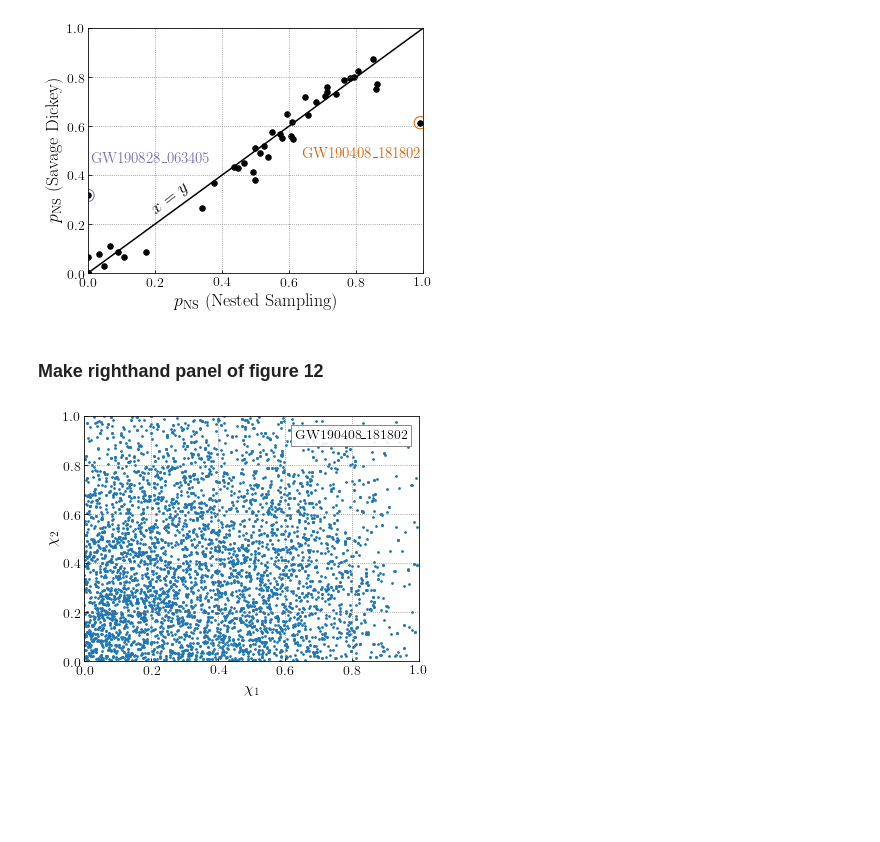
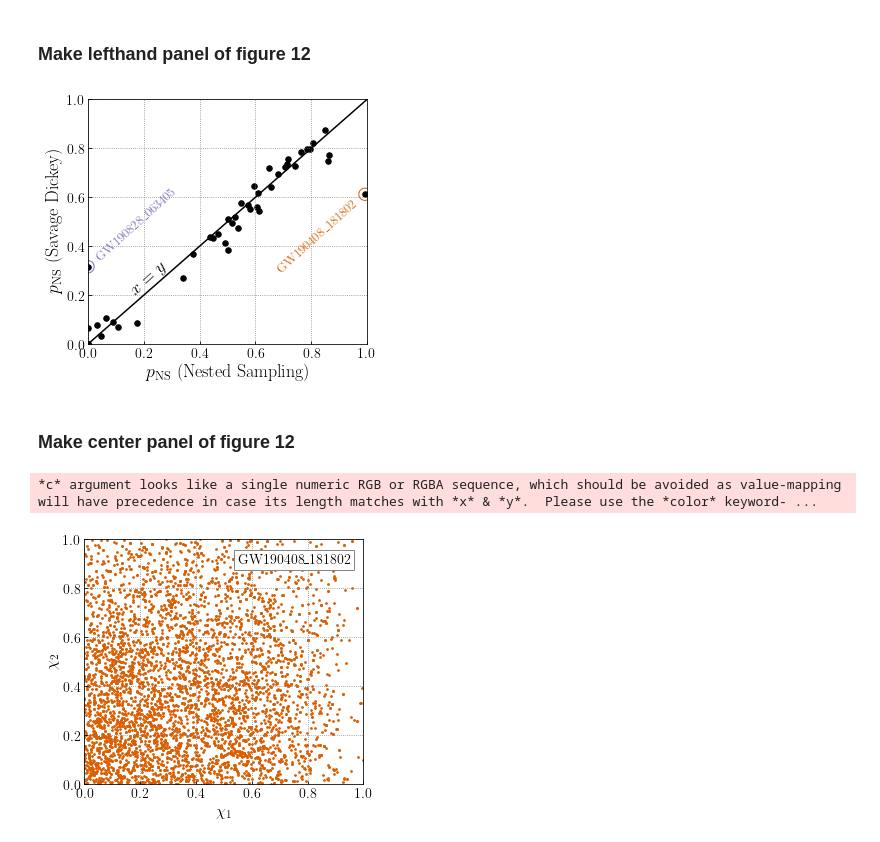
Before and after one commit to tcallister/gwtc3-spin-studies, a Jupyter notebook: figures/make_figure_12.ipynb, the cells around one changed output. Drawn from its saved outputs; the diff is of its cells as text; code cells hidden in the pictures; blank space fills up the shorter version.

Commit message:
Figure and docs updates

```diff
--- a/figures/make_figure_12.ipynb
+++ b/figures/make_figure_12.ipynb
@@ -30,3 +31,5 @@ $ ln -s [...path to bbh_spin] galaudage-data
+# %% [markdown]
+### Make lefthand panel of figure 12
 # %%
 # Read in pickled posterior samples from Galaudage+
 posts = pd.read_pickle("../code/input/galaudage-data/posterior_samples/posteriors_1.pkl.bz2") \
@@ -50,50 +53,48 @@ for i,event in enumerate(event_ids):
     p_nonspinning = BF/(1+BF)
 
     NestedSampling_dict[event] = {'BF':BF, 'p_nonspinning': p_nonspinning}
-# %%
-# dict to hold savage dickey p_spinning values and bayes factors for each event
-SD_dict = {}
-
-for j,event in enumerate(event_ids):
-
-    a1s = posts[j].a_1.values
-    a2s = posts[j].a_2.values
-
-    magnitude_kde = gaussian_kde([a1s, a2s])
-    BF = 4*magnitude_kde([0,0])
-
-    p_nonspinning = BF/(1+BF)
-    SD_dict[event] = {'BF':BF[0], 'p_nonspinning': p_nonspinning[0]}
+# %%
+# dict to hold savage dickey p_spinning values and bayes factors for each event
+with open("SD_bayes.json","r") as jf:
+    bayesDictionary = json.load(jf)
+
+SD_bayes_results = np.array(bayesDictionary['chiMax_1.0'])
+
+SD_dict = {}
+for j,event in enumerate(event_ids):
+    BF = SD_bayes_results[j]
+    p_nonspinning = BF/(1+BF)
+    SD_dict[event] = {'BF':BF, 'p_nonspinning': p_nonspinning}
 # %%
 # make figure
-fig = plt.figure(figsize=(6,4.5))
+fig = plt.figure(figsize=(5,4.5))
 plt.style.use('plotting.mplstyle')
 NestedSampling_pnonspinning = np.asarray([NestedSampling_dict[event]['p_nonspinning'] for event in NestedSampling_dict])
 SD_pnonspinning = np.asarray([SD_dict[event]['p_nonspinning'] for event in SD_dict])
 
 plt.scatter(NestedSampling_pnonspinning, SD_pnonspinning,s=30,c='k')
 imax=np.argmax(NestedSampling_pnonspinning)
 
 plt.scatter(NestedSampling_pnonspinning[imax],SD_pnonspinning[imax],s=150, facecolors='none', edgecolors=cp[1])
 
 plt.scatter(NestedSampling_dict['GW190828\_063405']['p_nonspinning'],SD_dict['GW190828\_063405']['p_nonspinning'],
             s=150, facecolors='none', edgecolors=cp[2])
 
-plt.text(0.64,0.47,'GW190408\_181802',c=cp[1],fontsize=15)
-plt.text(0.01,0.45,'GW190828\_063405',c=cp[2],fontsize=15)
+plt.text(0.67,0.29,'GW190408\_181802',c=cp[1],fontsize=13,rotation=42)
+plt.text(0.02,0.34,'GW190828\_063405',c=cp[2],fontsize=13,rotation=42)
 
 plt.plot(np.linspace(0,1,10), np.linspace(0,1,10), color='k')
-plt.text(0.18,0.24,'$x=y$',rotation=38,fontsize=18)
+plt.text(0.14,0.20,'$x=y$',rotation=42,fontsize=18)
 plt.xlabel(r'$p_{\mathrm{NS}}$ (Nested Sampling)')
 plt.ylabel(r'$p_{\mathrm{NS}}$ (Savage Dickey)')
 plt.xlim(0,1)
 plt.ylim(0,1)
 plt.show()
-fig.savefig("figure_12_left.pdf",bbox_inches='tight')
+fig.savefig("figure_12a.pdf",bbox_inches='tight')
 # %% [output]
-[figure, old version]
+[figure, new version]
 # %% [markdown]
-### Make righthand panel of figure 12
+### Make center panel of figure 12
 # %%
 # Load sampleDict
 sampleDict = np.load("../code/input/sampleDict_FAR_1_in_1_yr.pickle", allow_pickle=True)
@@ -101,14 +102,16 @@ GW190408_chi1_chi2_posteriors = [sampleDict['S190408an']['a1'], sampleDict['S190
 # %%
 # make figure
 idxs = np.random.choice(np.arange(len(GW190408_chi1_chi2_posteriors[0])), replace=False, size=5000)
-fig = plt.figure(figsize=(6,4.5))
-plt.scatter(GW190408_chi1_chi2_posteriors[0][idxs], GW190408_chi1_chi2_posteriors[1][idxs], s=3)
+fig = plt.figure(figsize=(5,4.5))
+plt.scatter(GW190408_chi1_chi2_posteriors[0][idxs], GW190408_chi1_chi2_posteriors[1][idxs], s=3, c=cp[1])
 plt.xlabel(r'$\chi_1$', fontsize=16)
 plt.ylabel(r'$\chi_2$', fontsize=16)
 plt.xlim(0,1)
 plt.ylim(0,1)
-plt.text(0.63,0.905,'GW190408\_181802',c='k',fontsize=14,bbox=dict(boxstyle="square",alpha=0.9, fc="w", ec="0.5"))
+plt.text(0.55,0.915,r'GW190408\_181802',c='k',fontsize=14,
+         bbox=dict(boxstyle="square",alpha=0.95, fc="w", ec="0.5"), va='center')
 plt.show()
-fig.savefig("figure_12_right.pdf",bbox_inches='tight')
+fig.savefig("figure_12b.pdf",bbox_inches='tight')
 # %% [output]
+*c* argument looks like a single numeric RGB or RGBA sequence, which should be avoided as value-mapping will have precedence in case its length matches with *x* & *y*.  Please use the *color* keyword- ...
-[figure, old version]
+[figure, new version]
```
Also changed, not shown: parts of 5 cells of this notebook, 19 other files.
